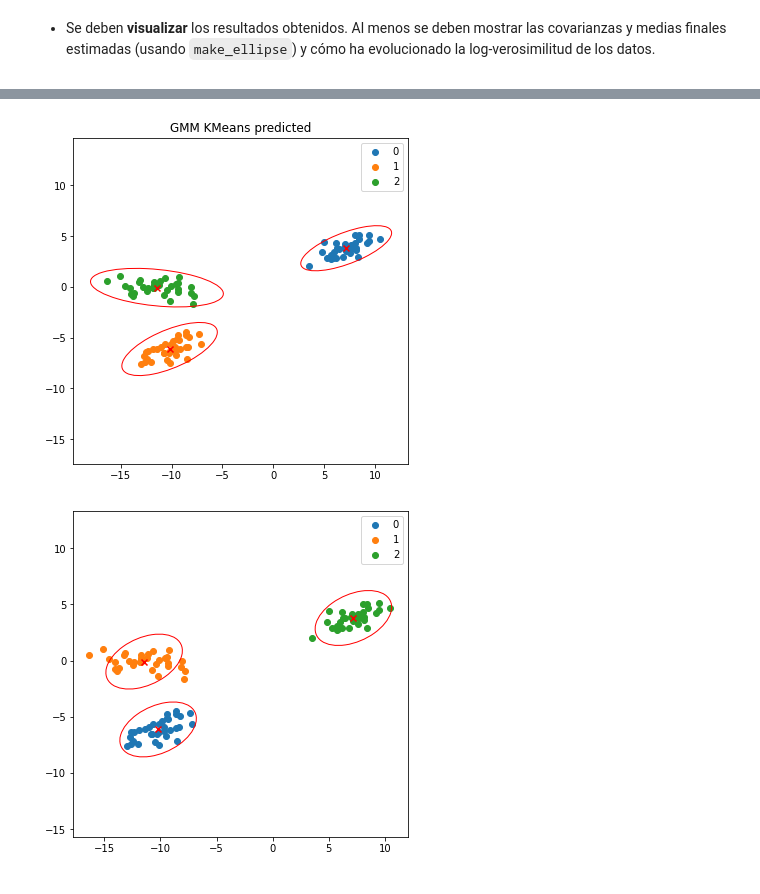
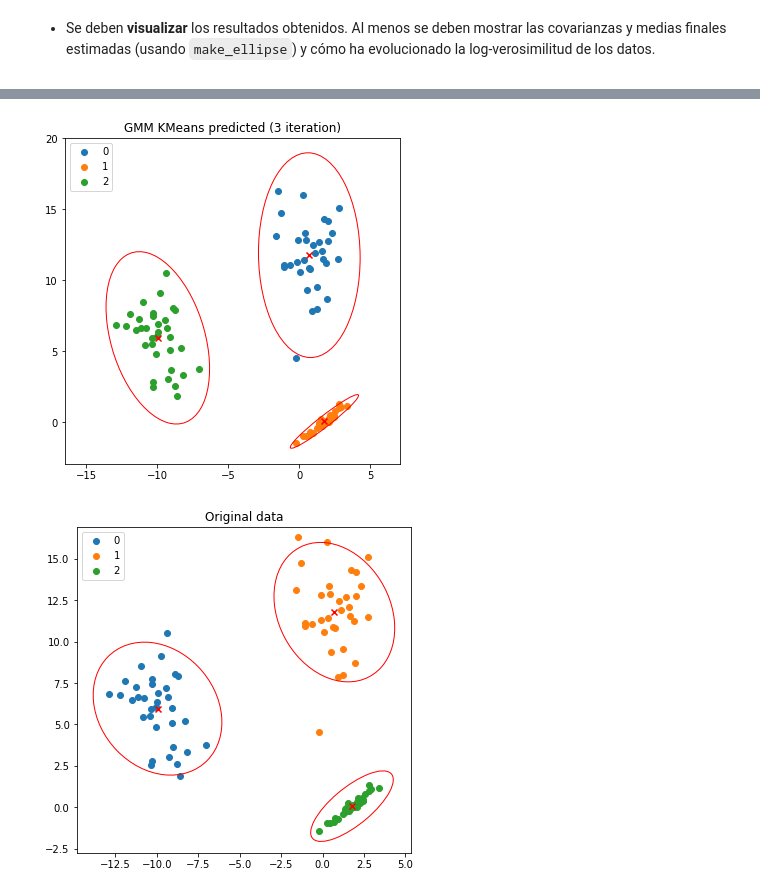
Before and after one commit to glorelvalle/mucd-mg, a Jupyter notebook: mba/p1/Practica_GMM.ipynb, the cells around one changed output, grey strips where cells are left out. Drawn from its saved outputs; the diff is of its cells as text; code cells hidden in the pictures.

```diff
--- a/mba/p1/Practica_GMM.ipynb
+++ b/mba/p1/Practica_GMM.ipynb
@@ -137,13 +139,13 @@ def generate_data(N=100, K=3, rotate=True):
 # %%
-def plot_data(X, y, transformation=None, means=None, covs=None, title=None):
+def plot_data(X, y, transformations=None, means=None, covs=None, title=None):
     fig = plt.figure(figsize=(6, 6))
     for y_k in np.unique(y):
         mask = y == y_k
         plt.scatter(X[mask, 0], X[mask, 1], label=y_k)
 
-        if transformation is not None:
+        if transformations is not None:
             make_ellipse(
-                transformation,
+                transformations[y_k],
                 np.mean(X[mask, :], axis=0),
                 ax=fig.axes[0],
                 facecolor="none",
@@ -161,6 +163,7 @@ def plot_data(X, y, transformation=None, means=None, covs=None, title=None):
         plt.title(title)
     plt.show()
 # %%
-X, y, transformation = generate_data(N=100, K=3)
-plot_data(X, y, transformation)
+np.random.seed(1234)
+X, y, transformations = generate_data(N=100, K=3)
+plot_data(X, y, transformations, title="Original Data")
 # %% [output]
@@ -302,7 +335,7 @@ class GMM:
         # Cluster with random initialitation
         elif self.init_params == "random":
             # Compute random values
-            resp = np.random.default_rng().random((n_samples, self.n_components))
+            resp = np.random.default_rng(seed=self.seed).random((n_samples, self.n_components))
 
             # Probabilities normalization
             resp /= resp.sum(axis=1)[:, None]
@@ -336,24 +369,18 @@ class GMM:
         n_samples, n_features = X.shape
 
         log_prob = np.empty((n_samples, self.n_components))
-
+        # Compute Mahalanobis term
         for k in range(self.n_components):
             log_prob[:, k] = np.sum(
-                np.square((X - self.means_[k]) @ self.precisions_cholesky_[k]), axis=1
+                np.square((X - self.means_[k])@self.precisions_cholesky_[k]),
+                axis=1
             )
 
         #  Compute the determinant of the precision matrix for each component
-        log_det_chol = np.sum(
-            np.log(
-                self.precisions_cholesky_.reshape(self.n_components, -1)[
-                    :, :: n_features + 1
-                ]
-            ),
-            1,
-        )
-        # Since we are using the precision of the Cholesky decomposition,
-        # `- 0.5 * log_det_chol` becomes `+ log_det_chol`
-        return -0.5 * (n_features * np.log(2 * np.pi) + log_prob) + log_det_chol
+        log_det = np.log(np.linalg.det(self.precisions_cholesky_))
+
+        # Compute log gaussian probability
+        return -0.5 * (n_features * np.log(2 * np.pi) + log_prob) + log_det
 
     def _estimate_log_prob(self, X):
         """
@@ -449,7 +476,7 @@ class GMM:
         # Initiate model
         self._initialize(X)
 
-        for _ in range(self.n_iterations):
+        for it in range(1, self.n_iterations):
             # E-step
             current_log_prob, log_resp = self._e_step(X)
             self.log_probs.append(current_log_prob)
@@ -468,6 +495,8 @@ class GMM:
         # Convergence warning
         if converged == False:
             warnings.warn("EM method did not converge.")
+
+        self.total_iter = it
 
         return self
 
@@ -518,8 +551,8 @@ seed = 123
 # %%
-gmm = GMM(n_components=3, init_params="kmeans", seed=seed)
-pred = gmm.fit_predict(X)
-plot_data(X, pred, means=gmm.means_, covs=gmm.covs_, title="GMM KMeans predicted")
-plot_data(X, y, transformation)
+gmm_kmeans = GMM(n_components=3, init_params="kmeans", seed=seed)
+pred = gmm_kmeans.fit_predict(X)
+plot_data(X, pred, means=gmm_kmeans.means_, covs=gmm_kmeans.covs_, title=f"GMM KMeans predicted ({gmm_kmeans.total_iter} iteration)")
+plot_data(X, y, transformations, title="Original data")
 # %% [output]
-[figure, old version]
+[figure, new version]
-[figure, old version]
+[figure, new version]
```
Also changed, not shown: parts of 10 cells of this notebook.
